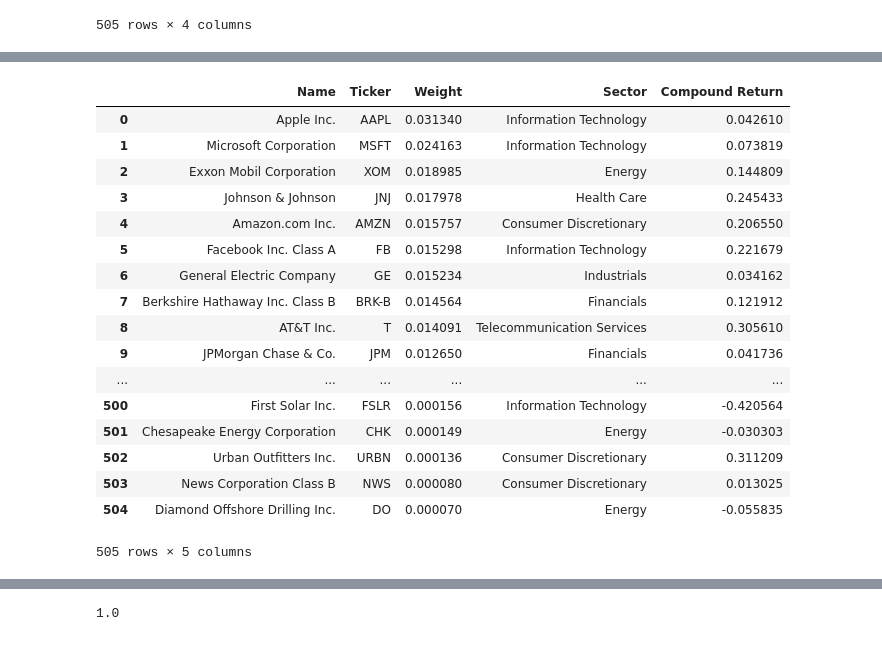
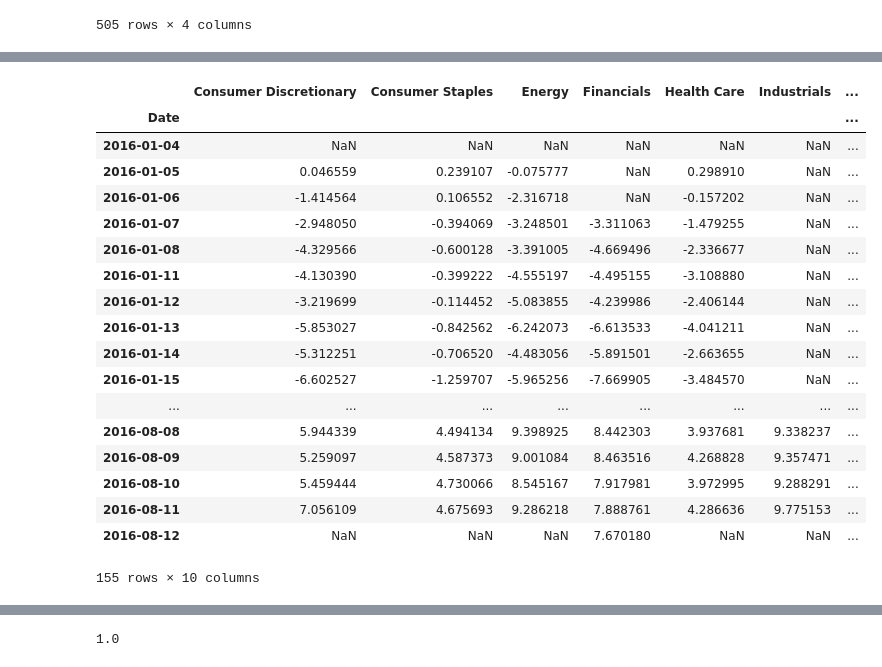
Before and after one commit to gold5201/ARPM2016, a Jupyter notebook: ARPM2016.ipynb, the cells around one changed output, grey strips where cells are left out. Saved outputs shown, nothing was run; the diff lists cells and outputs as text; code cells hidden in the pictures.

Commit message:
pandas factors

```diff
--- a/ARPM2016.ipynb
+++ b/ARPM2016.ipynb
@@ -83,25 +58,50 @@ compound_returns
-# %%
-SP500 = pd.merge(SP500, compound_returns, on='Ticker')
-SP500
-# %% [output]
-|  | Name | Ticker | Weight | Sector | Compound Return |
-| 0 | Apple Inc. | AAPL | 0.031340 | Information Technology | 0.042610 |
-| 1 | Microsoft Corporation | MSFT | 0.024163 | Information Technology | 0.073819 |
-| 2 | Exxon Mobil Corporation | XOM | 0.018985 | Energy | 0.144809 |
-| 3 | Johnson & Johnson | JNJ | 0.017978 | Health Care | 0.245433 |
-| 4 | Amazon.com Inc. | AMZN | 0.015757 | Consumer Discretionary | 0.206550 |
-| 5 | Facebook Inc. Class A | FB | 0.015298 | Information Technology | 0.221679 |
-| 6 | General Electric Company | GE | 0.015234 | Industrials | 0.034162 |
-| 7 | Berkshire Hathaway Inc. Class B | BRK-B | 0.014564 | Financials | 0.121912 |
-| 8 | AT&T Inc. | T | 0.014091 | Telecommunication Services | 0.305610 |
-| 9 | JPMorgan Chase & Co. | JPM | 0.012650 | Financials | 0.041736 |
-| ... | ... | ... | ... | ... | ... |
-| 500 | First Solar Inc. | FSLR | 0.000156 | Information Technology | -0.420564 |
-| 501 | Chesapeake Energy Corporation | CHK | 0.000149 | Energy | -0.030303 |
-| 502 | Urban Outfitters Inc. | URBN | 0.000136 | Consumer Discretionary | 0.311209 |
-| 503 | News Corporation Class B | NWS | 0.000080 | Consumer Discretionary | 0.013025 |
-| 504 | Diamond Offshore Drilling Inc. | DO | 0.000070 | Energy | -0.055835 |
-505 rows × 5 columns
+# %%
+cols=['Consumer Discretionary', 'Consumer Staples', 'Energy', 'Financials', 'Health Care', 'Industrials', 'Information Technology', 'Materials', 'Telecommunication Services', 'Utilities']
+factors = pd.DataFrame(data=0, columns=cols, index=returns.index)
+for column in returns:
+    for row in SP500.iterrows():
+        if column == row[1][1]:
+            if row[1][3] == 'Consumer Discretionary':
+                factors['Consumer Discretionary'] = factors['Consumer Discretionary'] + returns[column]
+            elif row[1][3] == 'Consumer Staples':
+                factors['Consumer Staples'] = factors['Consumer Staples'] + returns[column]
+            elif row[1][3] == 'Energy':
+                factors['Energy'] = factors['Energy'] + returns[column]
+            elif row[1][3] == 'Financials':
+                factors['Financials'] = factors['Financials'] + returns[column]
+            elif row[1][3] == 'Health Care':
+                factors['Health Care'] = factors['Health Care'] + returns[column]
+            elif row[1][3] == 'Industrials':
+                factors['Industrials'] = factors['Industrials'] + returns[column]
+            elif row[1][3] == 'Information Technology':
+                factors['Information Technology'] = factors['Information Technology'] + returns[column]
+            elif row[1][3] == 'Materials':
+                factors['Materials'] = factors['Materials'] + returns[column]
+            elif row[1][3] == 'Telecommunication Services':
+                factors['Telecommunication Services'] = factors['Telecommunication Services'] + returns[column]
+            elif row[1][3] == 'Utilities':
+                factors['Utilities'] = factors['Utilities'] + returns[column]
+factors
+# %% [output]
+|  | Consumer Discretionary | Consumer Staples | Energy | Financials | Health Care | Industrials | ... |
+| Date |  |  |  |  |  |  | ... |
+| 2016-01-04 | NaN | NaN | NaN | NaN | NaN | NaN | ... |
+| 2016-01-05 | 0.046559 | 0.239107 | -0.075777 | NaN | 0.298910 | NaN | ... |
+| 2016-01-06 | -1.414564 | 0.106552 | -2.316718 | NaN | -0.157202 | NaN | ... |
+| 2016-01-07 | -2.948050 | -0.394069 | -3.248501 | -3.311063 | -1.479255 | NaN | ... |
+| 2016-01-08 | -4.329566 | -0.600128 | -3.391005 | -4.669496 | -2.336677 | NaN | ... |
+| 2016-01-11 | -4.130390 | -0.399222 | -4.555197 | -4.495155 | -3.108880 | NaN | ... |
+| 2016-01-12 | -3.219699 | -0.114452 | -5.083855 | -4.239986 | -2.406144 | NaN | ... |
+| 2016-01-13 | -5.853027 | -0.842562 | -6.242073 | -6.613533 | -4.041211 | NaN | ... |
+| 2016-01-14 | -5.312251 | -0.706520 | -4.483056 | -5.891501 | -2.663655 | NaN | ... |
+| 2016-01-15 | -6.602527 | -1.259707 | -5.965256 | -7.669905 | -3.484570 | NaN | ... |
+| ... | ... | ... | ... | ... | ... | ... | ... |
+| 2016-08-08 | 5.944339 | 4.494134 | 9.398925 | 8.442303 | 3.937681 | 9.338237 | ... |
+| 2016-08-09 | 5.259097 | 4.587373 | 9.001084 | 8.463516 | 4.268828 | 9.357471 | ... |
+| 2016-08-10 | 5.459444 | 4.730066 | 8.545167 | 7.917981 | 3.972995 | 9.288291 | ... |
+| 2016-08-11 | 7.056109 | 4.675693 | 9.286218 | 7.888761 | 4.286636 | 9.775153 | ... |
+| 2016-08-12 | NaN | NaN | NaN | 7.670180 | NaN | NaN | ... |
+155 rows × 10 columns
 # %%
 sectors = SP500.groupby('Sector')
 sectors = sectors.sum()
```
Also changed, not shown: parts of 3 cells of this notebook.
